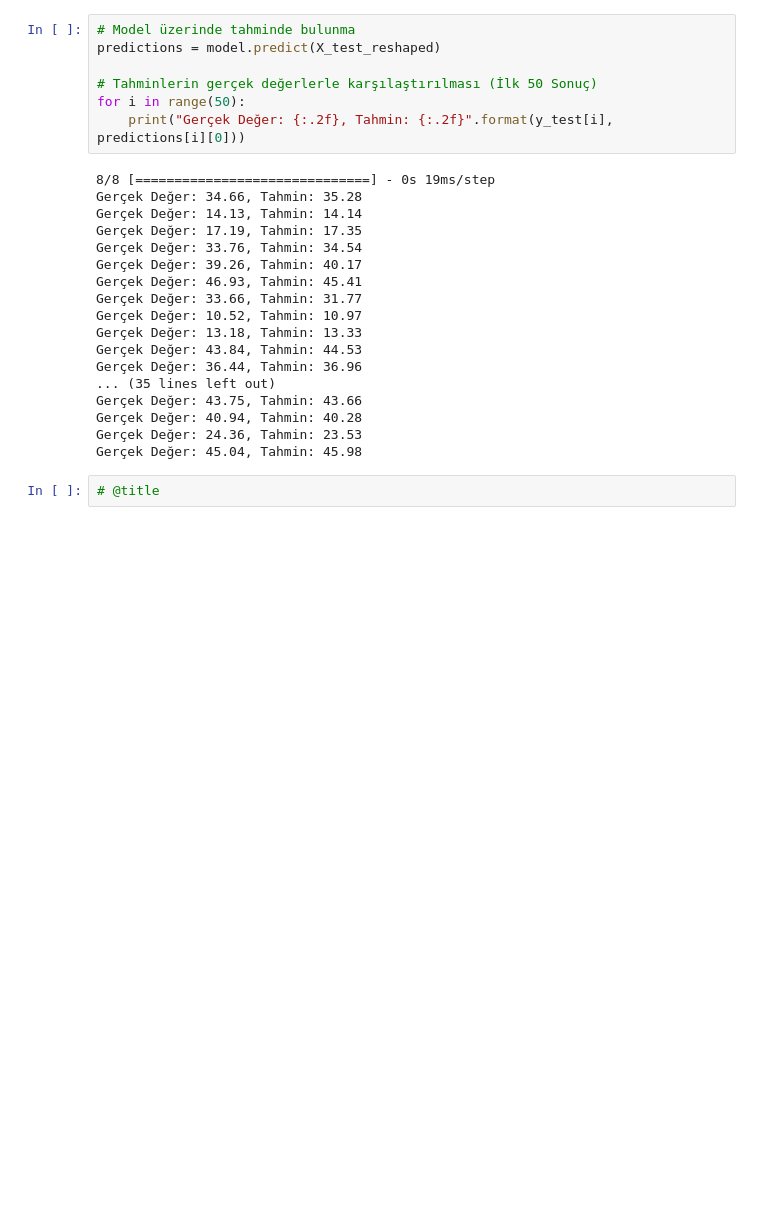
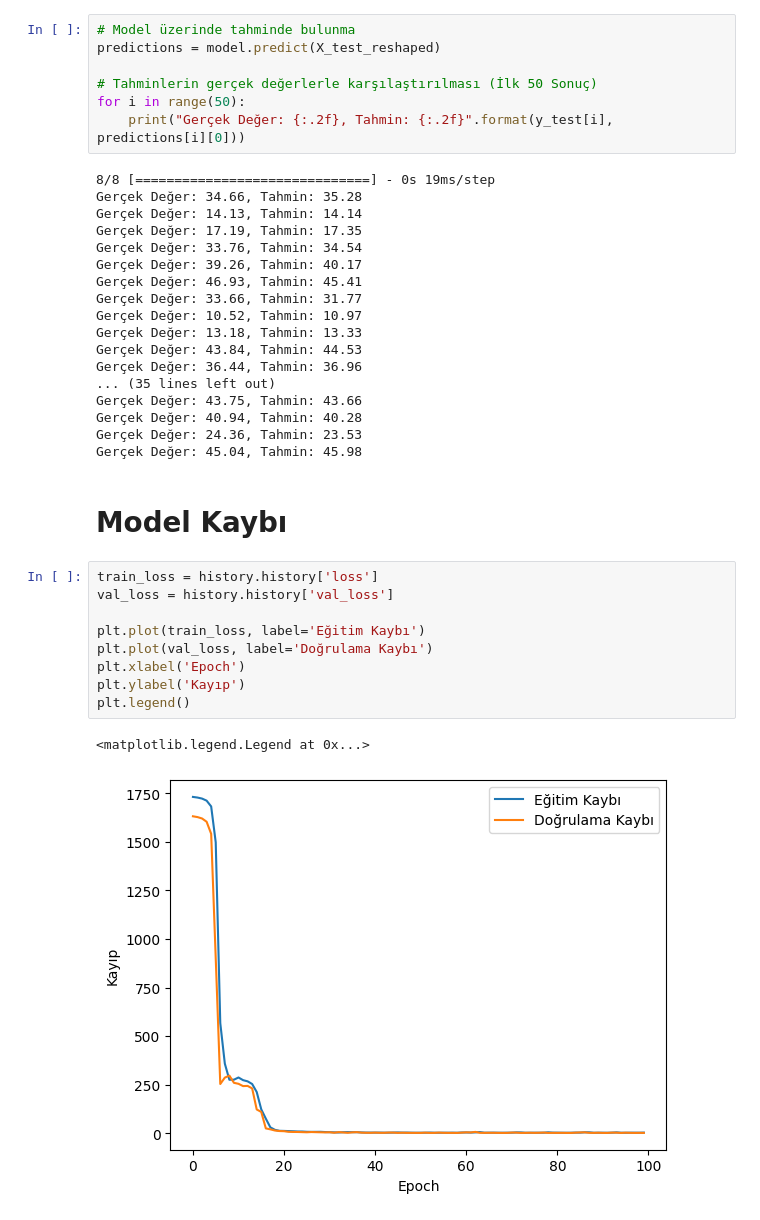
Before and after one commit to Efe-Eroglu/Hisse_Fiyat_Tahmini, a Jupyter notebook: Hisse_Fiyat_Tahmin.ipynb, the cells around one changed output. Cells and saved outputs as stored; diff of their text form; blank space fills up the shorter version.

Commit message:
Model Kaybı

```diff
--- a/Hisse_Fiyat_Tahmin.ipynb
+++ b/Hisse_Fiyat_Tahmin.ipynb
@@ -481,5 +481,17 @@ Gerçek Değer: 43.75, Tahmin: 43.66
 Gerçek Değer: 40.94, Tahmin: 40.28
 Gerçek Değer: 24.36, Tahmin: 23.53
 Gerçek Değer: 45.04, Tahmin: 45.98
-# %%
-# @title
+# %% [markdown]
+# Model Kaybı
+# %%
+train_loss = history.history['loss']
+val_loss = history.history['val_loss']
+
+plt.plot(train_loss, label='Eğitim Kaybı')
+plt.plot(val_loss, label='Doğrulama Kaybı')
+plt.xlabel('Epoch')
+plt.ylabel('Kayıp')
+plt.legend()
+# %% [output]
+<matplotlib.legend.Legend at 0x...>
+[figure, added]
```
Also changed, not shown: parts of 2 cells of this notebook.
